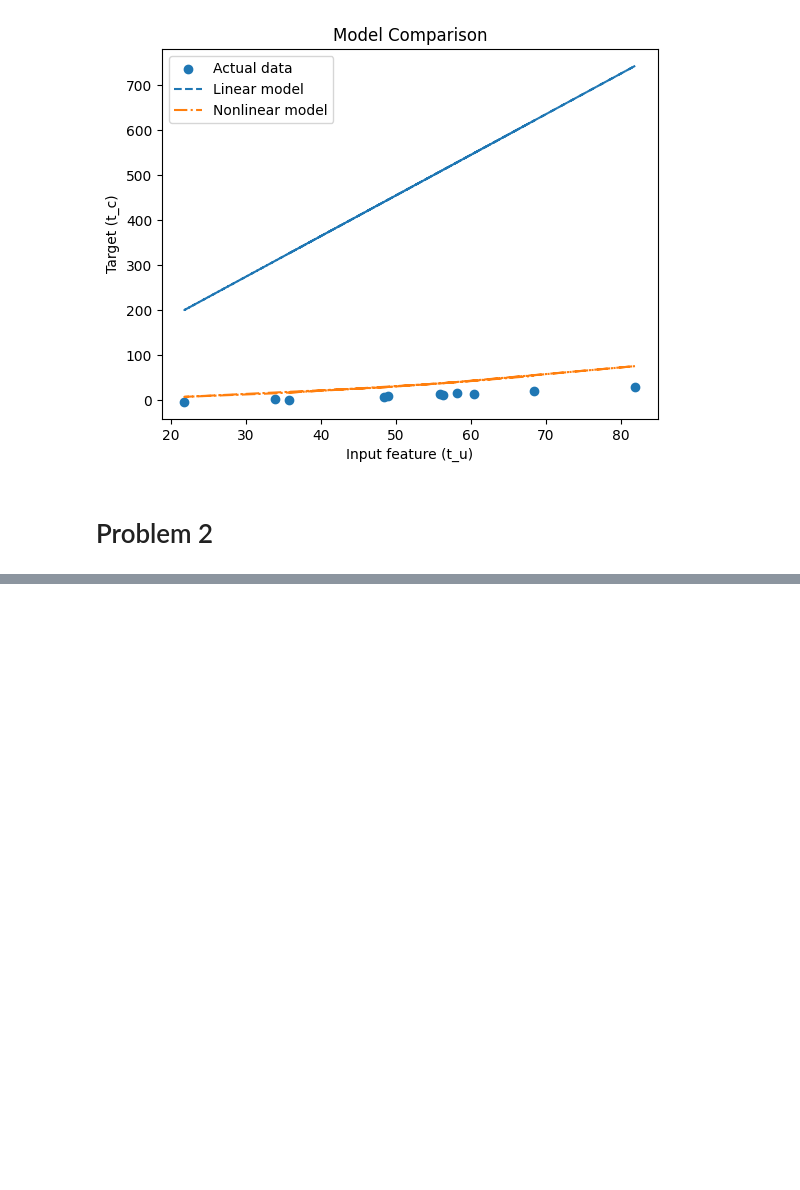
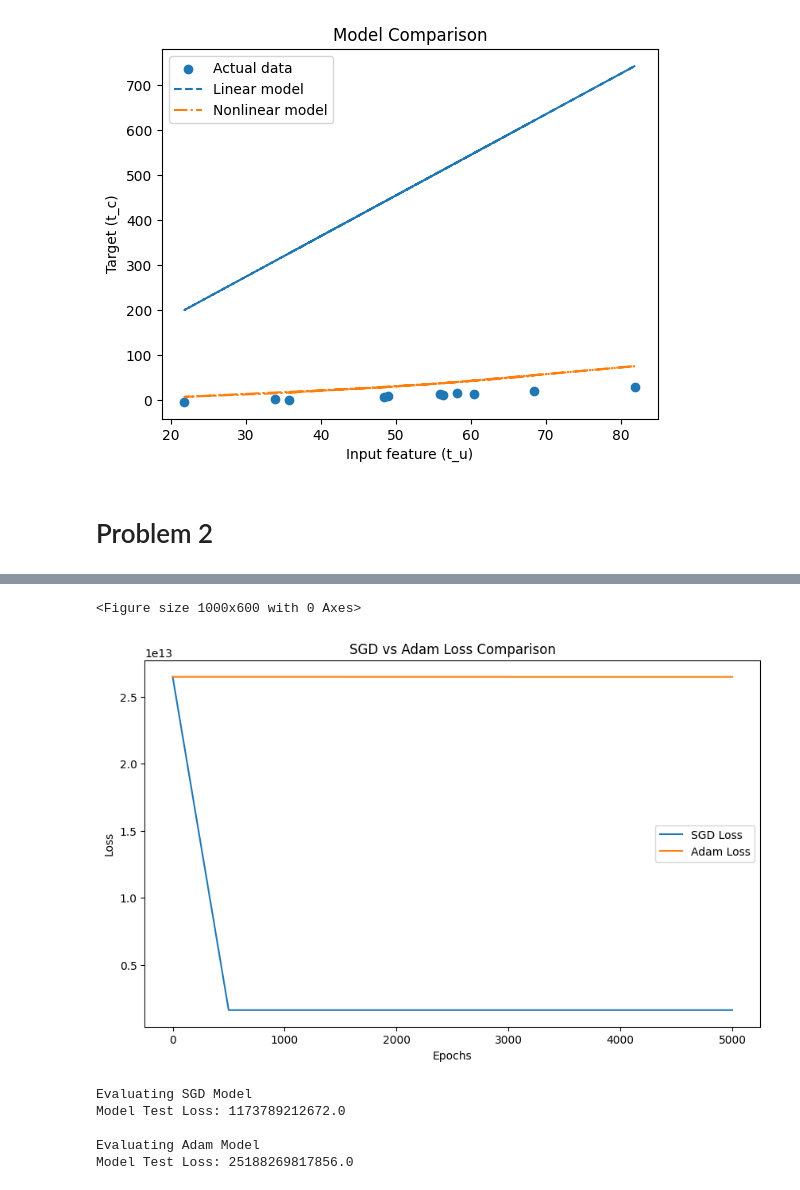
Before and after one commit to Swayyum/Intro-to-ML, a Jupyter notebook: HW5.ipynb, the cells around one changed output, grey strips where cells are left out. Saved outputs shown, nothing was run; the diff lists cells and outputs as text; code cells hidden in the pictures; blank space fills up the shorter version.

```diff
--- a/HW5.ipynb
+++ b/HW5.ipynb
@@ -157,0 +206,56 @@ Linear Model Loss: 230604.515625
+# %%
+def train_model(model, optimizer, epochs, X_train, y_train, record_interval=500):
+    criterion = nn.MSELoss()
+    losses = []
+    for epoch in range(epochs):
+        # Forward pass
+        outputs = model(X_train)
+        loss = criterion(outputs, y_train)
+
+        # Backward and optimize
+        optimizer.zero_grad()
+        loss.backward()
+        optimizer.step()
+
+        if epoch % record_interval == 0 or epoch == epochs - 1:
+            losses.append(loss.item())
+            print(f'Epoch [{epoch}/{epochs}], Loss: {loss.item()}')
+
+    return losses
+# %%
+print("Training with SGD")
+model_sgd = LinearRegressionModel(X_train_tensor.shape[1])
+optimizer_sgd = optim.SGD(model_sgd.parameters(), lr=0.01)
+losses_sgd = train_model(model_sgd, optimizer_sgd, 5000, X_train_tensor, y_train_tensor)
+
+print("\nTraining with Adam")
+model_adam = LinearRegressionModel(X_train_tensor.shape[1])
+optimizer_adam = optim.Adam(model_adam.parameters(), lr=0.01)
+losses_adam = train_model(model_adam, optimizer_adam, 5000, X_train_tensor, y_train_tensor)
+plt.figure(figsize=(10, 6))
+
+epochs_x = list(range(0, 5000, 500)) + [5000]  # Ensure this matches the recording interval
+plt.figure(figsize=(10, 6))
+plt.plot(epochs_x, losses_sgd, label='SGD Loss')
+plt.plot(epochs_x, losses_adam, label='Adam Loss')
+plt.xlabel('Epochs')
+plt.ylabel('Loss')
+plt.title('SGD vs Adam Loss Comparison')
+plt.legend()
+plt.show()
+
+# Function to evaluate the model
+def evaluate_model(model, X_test, y_test):
+    model.eval()  # Set the model to evaluation mode
+    with torch.no_grad():
+        predictions = model(X_test)
+        loss = nn.MSELoss()(predictions, y_test)
+        print(f'Model Test Loss: {loss.item()}')
+
+# Evaluate the models
+print("\nEvaluating SGD Model")
+evaluate_model(model_sgd, X_test_tensor, y_test_tensor)
+
+print("\nEvaluating Adam Model")
+evaluate_model(model_adam, X_test_tensor, y_test_tensor)
+# %% [output]
@@ -157,0 +279,7 @@ Linear Model Loss: 230604.515625
+<Figure size 1000x600 with 0 Axes>
+[figure, added]
+Evaluating SGD Model
+Model Test Loss: 1173789212672.0
+
+Evaluating Adam Model
+Model Test Loss: 25188269817856.0
```
Also changed, not shown: parts of 19 cells of this notebook.
